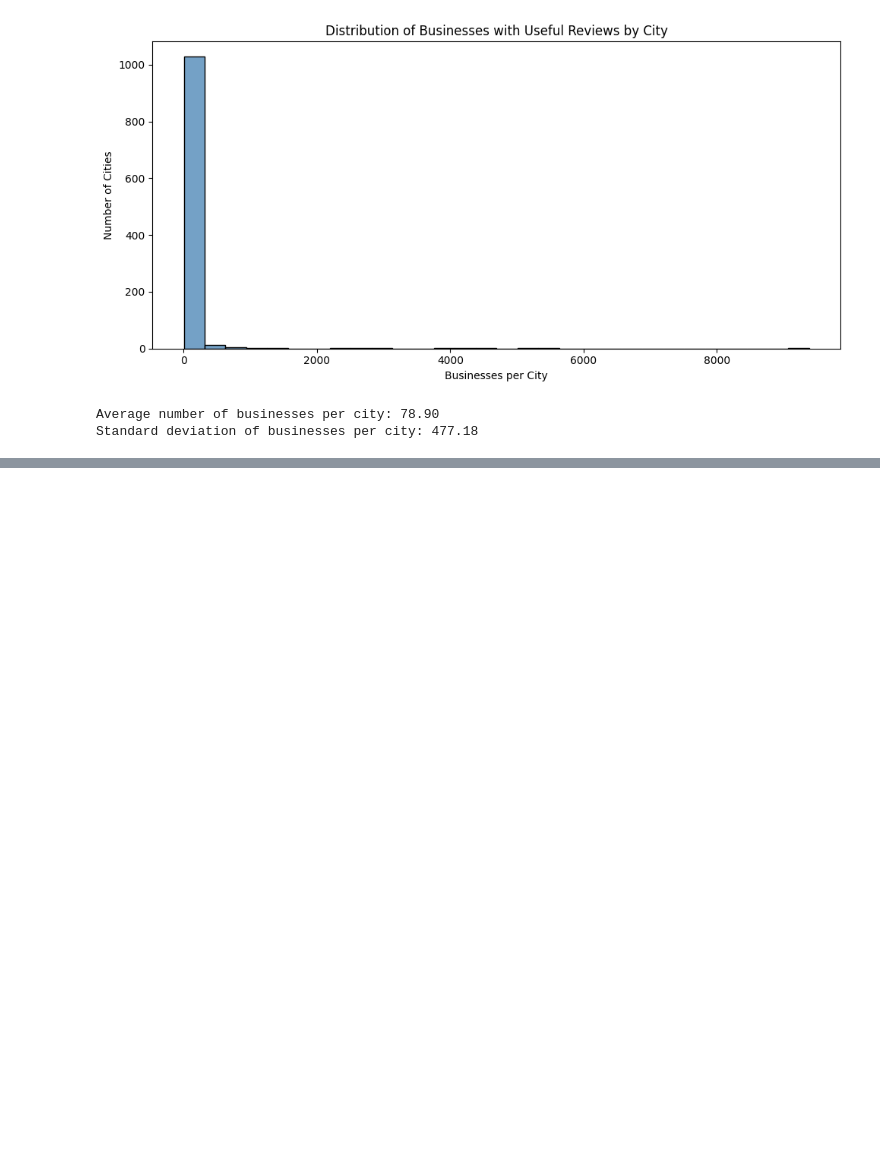
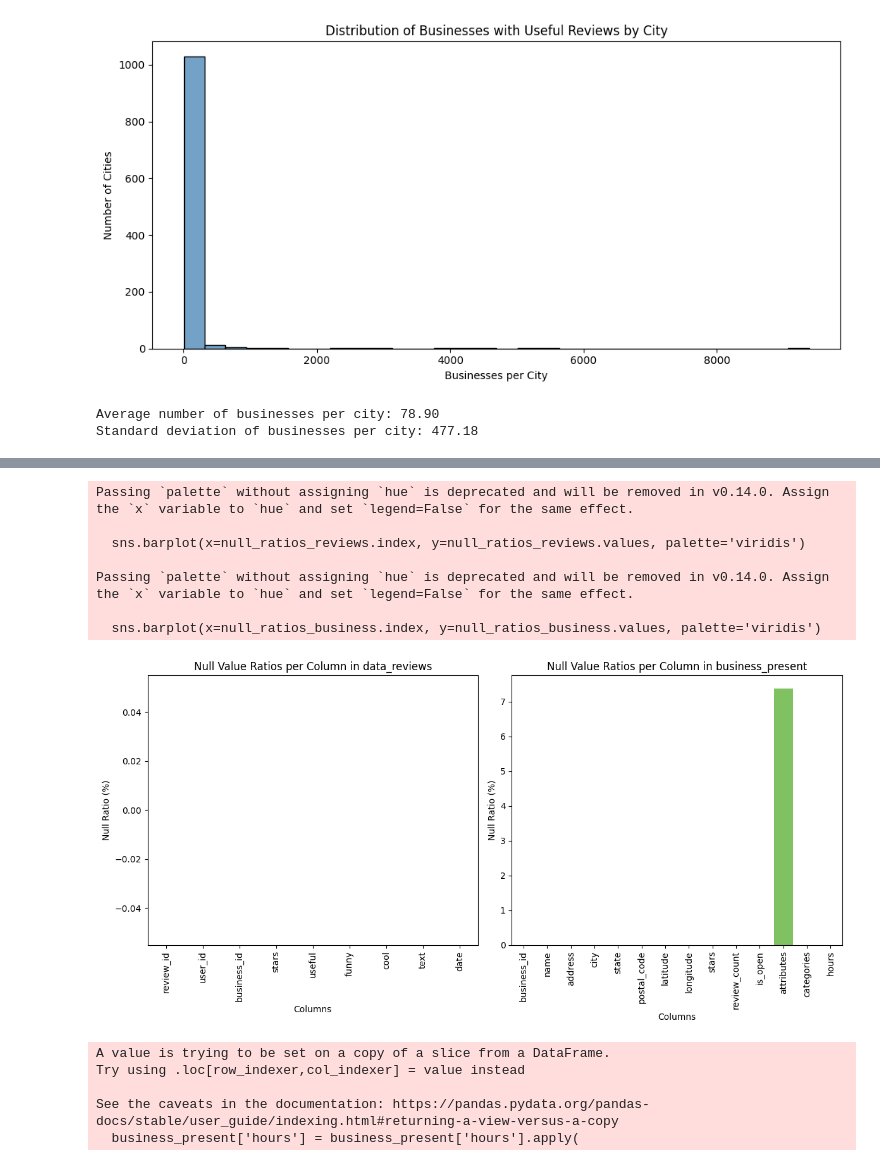
Before and after one commit to SrbskiDobrovilci/DSBIT, a Jupyter notebook: test.ipynb, the cells around one changed output, grey strips where cells are left out. Saved outputs shown, nothing was run; the diff lists cells and outputs as text; code cells hidden in the pictures; blank space fills up the shorter version.

```diff
--- a/test.ipynb
+++ b/test.ipynb
@@ -177,0 +234,58 @@ Standard deviation of businesses per city: 477.18
+# %%
+import seaborn as sns
+
+import matplotlib.pyplot as plt
+
+# Calculate null value ratios for data_reviews
+null_ratios_reviews = data_reviews.isnull().mean() * 100
+
+# Calculate null value ratios for business_present
+null_ratios_business = business_present.isnull().mean() * 100
+
+# Plot for data_reviews
+plt.figure(figsize=(12, 6))
+plt.subplot(1, 2, 1)
+sns.barplot(x=null_ratios_reviews.index, y=null_ratios_reviews.values, palette='viridis')
+plt.xticks(rotation=90)
+plt.title('Null Value Ratios per Column in data_reviews')
+plt.ylabel('Null Ratio (%)')
+plt.xlabel('Columns')
+
+# Plot for business_present
+plt.subplot(1, 2, 2)
+sns.barplot(x=null_ratios_business.index, y=null_ratios_business.values, palette='viridis')
+plt.xticks(rotation=90)
+plt.title('Null Value Ratios per Column in business_present')
+plt.ylabel('Null Ratio (%)')
+plt.xlabel('Columns')
+
+plt.tight_layout()
+plt.show()
+# %% [output]
+Passing `palette` without assigning `hue` is deprecated and will be removed in v0.14.0. Assign the `x` variable to `hue` and set `legend=False` for the same effect.
+
+  sns.barplot(x=null_ratios_reviews.index, y=null_ratios_reviews.values, palette='viridis')
+
+Passing `palette` without assigning `hue` is deprecated and will be removed in v0.14.0. Assign the `x` variable to `hue` and set `legend=False` for the same effect.
+
+  sns.barplot(x=null_ratios_business.index, y=null_ratios_business.values, palette='viridis')
+[figure, added]
+# %%
+# Fill null hours with default business hours (8-20 for weekdays, excluding Saturday and Sunday)
+default_hours = {
+    'Monday': '8:0-20:0',
+    'Tuesday': '8:0-20:0',
+    'Wednesday': '8:0-20:0',
+    'Thursday': '8:0-20:0',
+    'Friday': '8:0-20:0'
+}
+
+business_present['hours'] = business_present['hours'].apply(
+    lambda x: default_hours if x is None or (isinstance(x, float) and pd.isna(x)) else x
+)
+# %% [output]
+A value is trying to be set on a copy of a slice from a DataFrame.
+Try using .loc[row_indexer,col_indexer] = value instead
+
+See the caveats in the documentation: https://pandas.pydata.org/pandas-docs/stable/user_guide/indexing.html#returning-a-view-versus-a-copy
+  business_present['hours'] = business_present['hours'].apply(
```
Also changed, not shown: parts of 11 cells of this notebook.
